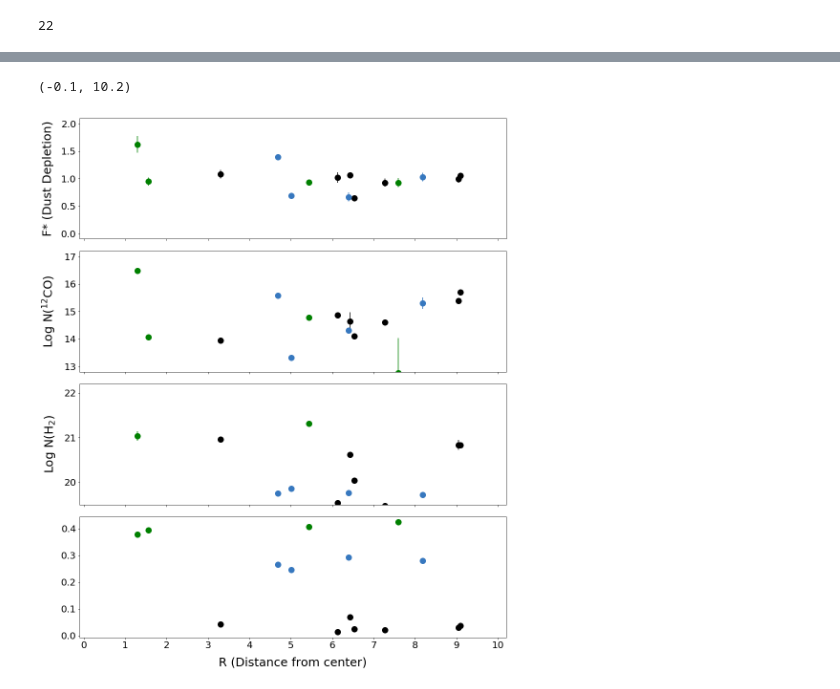
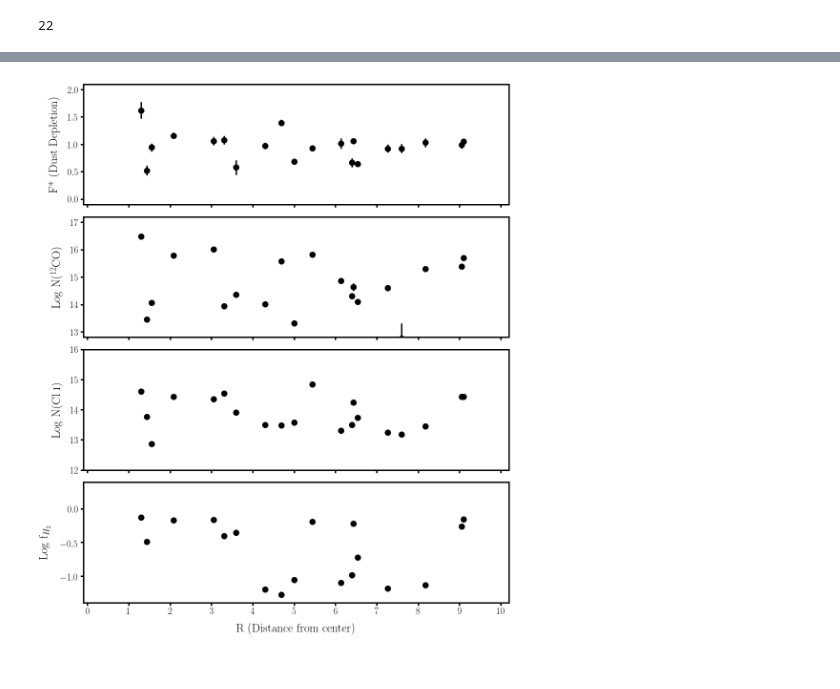
Before and after one commit to codydirks/PGCC_HST, a Jupyter notebook: DustDepletions.ipynb, the cells around one changed output, grey strips where cells are left out. Cells and saved outputs as stored; diff of their text form; code cells hidden in the pictures.

Commit message:
Updated how errors are calculated/displayed after changing table data to contain absolute errors rather than relative

```diff
--- a/DustDepletions.ipynb
+++ b/DustDepletions.ipynb
@@ -230,9 +268,18 @@ for sl in primary_sample:
                     n_tot=sum([x.n for x in comps_dict[ion]])
                     n_err=np.sqrt(sum([x.n_err*x.n_err for x in comps_dict[ion]]))
                     n_dict[ion]=round(np.log10(n_tot),3)
-                    n_dict[ion+'_err']=0.434*n_err/n_tot
-                    #n_err=np.sqrt(sum([x.n_err*x.n_err for x in comps_dict[ion]]))
+                    #n_dict[ion+'_err']=0.434*n_err/n_tot
+                    n_dict[ion+'_err']=round(np.log10(n_err),3)
                     break
+                else:
+                    fits6p_prefix=get_fits6p_ion(ion)
+                    for fl in [x for x in os.listdir(x1d_dir+sl[0]+'/E140H') if x.startswith(fits6p_prefix) and x.endswith('.txt')]:
+                        lam=fl.split('_')[1]
+                        dat_file=[x for x in os.listdir(x1d_dir+sl[0]+'/E140H') if x.startswith(sl[0]) and x.endswith('.dat') and lam in x][0]
+                        lin=dat_file.split('_')[1][:-4]
+                        n_dict[ion+'_err']=get_ul(sl[0],float(lin))
+                    break
+
             info[get_table_ion(ion)]=n_dict[ion]
             info[get_table_ion(ion)+'_err']=n_dict[ion+'_err']
         info['Velocity']=v
@@ -375,7 +422,8 @@ for idx,row in sightline_data[sightline_data['CO']>0].iterrows():
     if len(el1row)>0:
         el1row=el1row.iloc[0]
         el1n=el1row['logNx']
-        el1err=(el1row['B_logNx']-el1row['b_logNx'])/2.
+        el1_frac_err=(el1row['B_logNx']-el1row['b_logNx'])/2.
+        el1err=np.log10(el1_frac_err/0.434)+el1n
         f_vals=np.empty(0)
         f_errs=np.empty(0)
         for el2 in [y for y in els if y != el1]:
@@ -384,7 +432,8 @@ for idx,row in sightline_data[sightline_data['CO']>0].iterrows():
             if len(el2row)>0:
                 el2row=el2row.iloc[0]
                 el2n=el2row['logNx']
-                el2err=(el2row['B_logNx']-el2row['b_logNx'])/2.
+                el2_frac_err=(el2row['B_logNx']-el2row['b_logNx'])/2.
+                el2err=np.log10(el2_frac_err/0.434)+el2n
                 f,f_err=get_f_star(el1param,el2param,el1n,el2n,el1err,el2err)
                 f_vals=np.concatenate([f_vals,[f]])
                 f_errs=np.concatenate([f_errs,[f_err]])
@@ -619,7 +665,7 @@ el1='Ni'
 fig,(subplt1,subplt2,subplt3,subplt4) = plt.subplots(4, sharex=True,figsize=(16,20))
 fig.subplots_adjust(hspace=0.1)
 
-cut_data=all_data[(all_data['CO']>=0)&(all_data['C']>0)&(all_data['Cl']>=0)&(all_data['R_dist']<20)]
+cut_data=all_data[(all_data['CO']>0)&(all_data['C']>0)&(all_data['Cl']>0)&(all_data['R_dist']<20)]
 
 fit1x=np.empty(0)
 fit1y=np.empty(0)
@@ -637,57 +683,46 @@ for sl in cut_data.groupby('Sightline'):
             f_errs=np.concatenate([f_errs,[f_err]])
             #subplt.plot(row[x],f,marker='o',color=cols[els.index(el2)])
     f_err=np.sqrt(np.sum(f_errs**2))
-    f1=10**row['C*']/np.sum([10**row[col] for col in ('C','C*','C**')])
-    if f1<0.1:
-        col='k'
-    elif 0.1<f1<0.21:
-        col='w'
-    elif 0.21<f1<0.35:
-        col=blue
-    elif f1>0.35:
-        col='g'
 
-    subplt1.errorbar(row['R_dist'],np.mean(f_vals),yerr=f_err,marker='o',color=col,markersize=12)
+    subplt1.errorbar(row['R_dist'],np.mean(f_vals),yerr=f_err,marker='o',color='k',markersize=12)
 
-    subplt2.errorbar(row['R_dist'],row['CO'],yerr=row['CO_err']/0.434,color=col,marker='o',markersize=12)
+    subplt2.errorbar(row['R_dist'],row['CO'],yerr=0.434*(10**(row['CO_err']-row['CO'])),color='k',marker='o',markersize=12)
 
-    subplt3.errorbar(row['R_dist'],row['H_2'],yerr=row['Cl_err']/row['Cl']*row['H_2'],color=col,marker='o',markersize=12)
+    subplt3.errorbar(row['R_dist'],row['Cl'],yerr=0.434*(10**(row['Cl_err']-row['Cl'])),color='k',marker='o',markersize=12)
 
-    #subplt4.errorbar(row['R_dist'],np.log10(row['f_H2']),yerr=np.sqrt((row['Cl_err']/0.434)**2+(row['O_err']/0.434)**2),color=col,marker='o',markersize=12)
-    subplt4.plot(row['R_dist'],f1,color=col,marker='o',markersize=12)
+    subplt4.errorbar(row['R_dist'],np.log10(row['f_H2']),yerr=0,color='k',marker='o',markersize=12)
 
 subplt1.set_ylim(-0.1,2.1)
 subplt1.set_ylabel('F* (Dust Depletion)',fontsize=25,labelpad=15)
 majorLocator = MultipleLocator(0.5)
 subplt1.yaxis.set_major_locator(majorLocator)
 subplt1.tick_params(axis='y', which='major', labelsize=20)
 
 subplt2.set_ylim(12.8,17.2)
 subplt2.set_ylabel('Log N($^{12}$CO)',fontsize=25,labelpad=15)
 majorLocator = MultipleLocator(1.0)
 subplt2.yaxis.set_major_locator(majorLocator)
 subplt2.tick_params(axis='y', which='major', labelsize=20)
 
-subplt3.set_ylim(19.5,22.2)
-subplt3.set_ylabel('Log N(H$_{2}$)',fontsize=25,labelpad=15)
+subplt3.set_ylim(12,16)
+subplt3.set_ylabel('Log N(Cl \\textsc{i})',fontsize=25,labelpad=15)
 majorLocator = MultipleLocator(1.0)
 subplt3.yaxis.set_major_locator(majorLocator)
 subplt3.tick_params(axis='y', which='major', labelsize=20)
 
-#subplt4.set_ylim(-1.4,1.3)
-#subplt4.set_ylabel('Log f$_{H_{2}}$',fontsize=25,labelpad=15)
+subplt4.set_ylim(-1.4,0.4)
+subplt4.set_ylabel('Log f$_{H_{2}}$',fontsize=25,labelpad=15)
 subplt4.tick_params(axis='y', which='major', labelsize=20)
 
 majorLocator = MultipleLocator(1.0)
 subplt4.xaxis.set_major_locator(majorLocator)
 subplt4.tick_params(axis='x',which='major',labelsize=20)
 subplt4.set_xlabel('R (Distance from center)',fontsize=25,labelpad=15)
 subplt4.set_xlim(-0.1,10.2)
 
-#plt.savefig('/Users/codydirks/Desktop/plots/rdist_plots.pdf')
+plt.savefig('/Users/codydirks/Dropbox/Thesis/Thesis/figures/rdist_plots.png')
 # %% [output]
-(-0.1, 10.2)
-[figure, old version]
+[figure, new version]
 # %%
 cos1=[]
 co_errs1=[]
```
Also changed, not shown: parts of 2 cells of this notebook, 2 other files.
